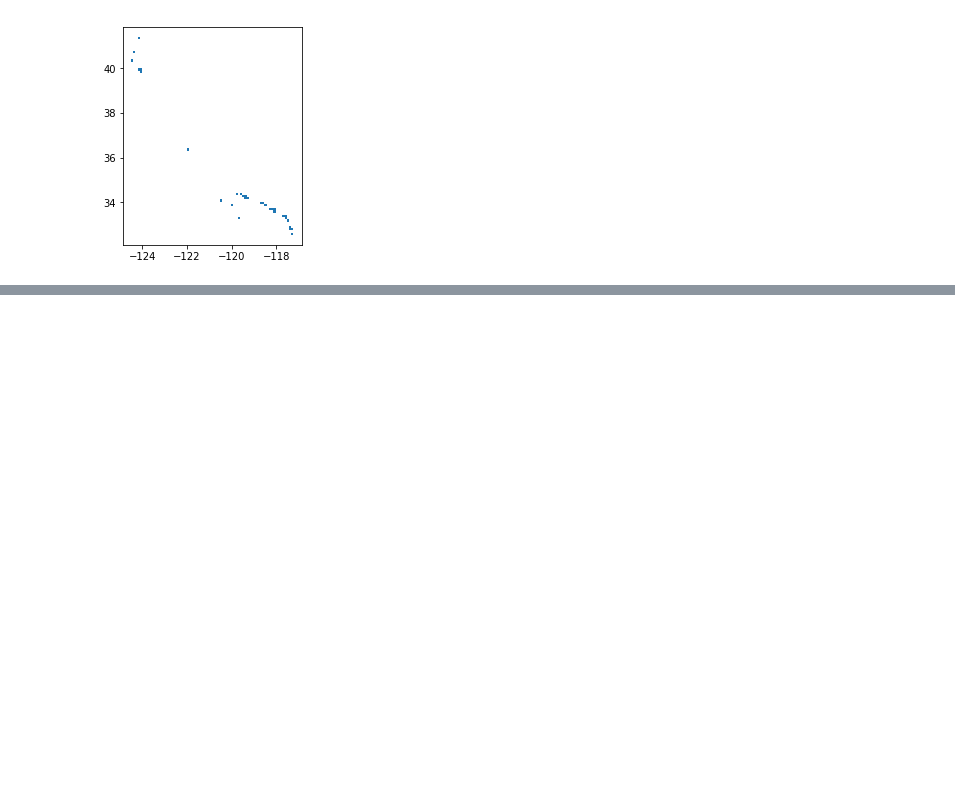
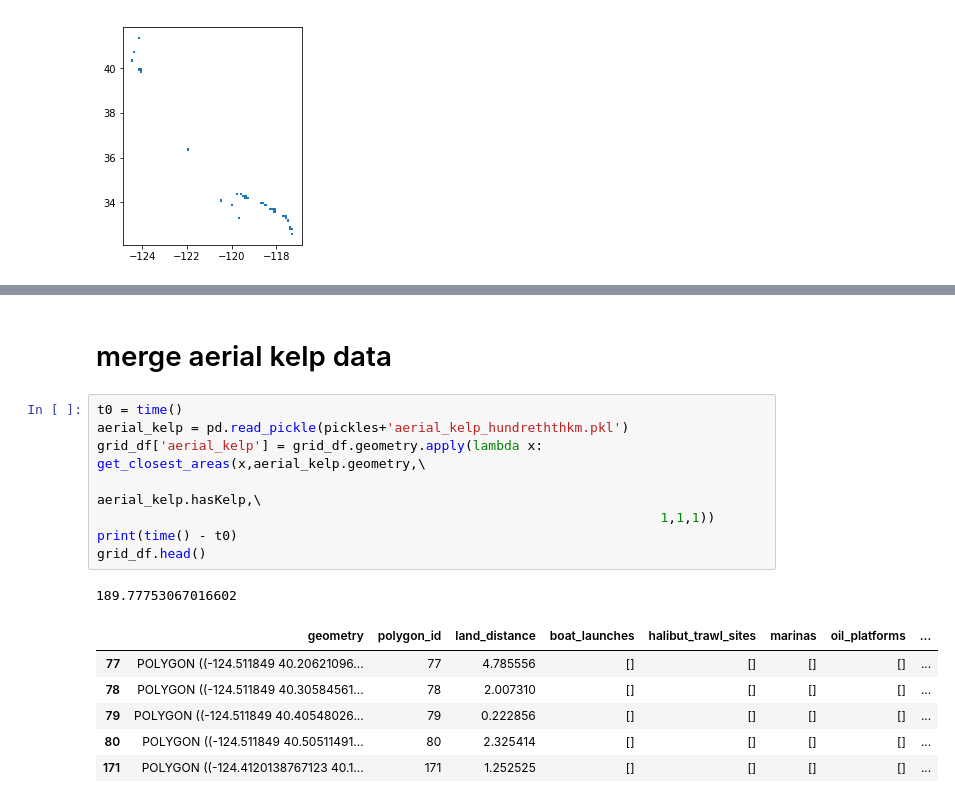
Before and after one commit to UCB-MIDS/Kelp-Capstone, a Jupyter notebook: pipeline/combine_data.ipynb, the cells around one changed output, grey strips where cells are left out. Cells and saved outputs as stored; diff of their text form; blank space fills up the shorter version.

```diff
--- a/pipeline/combine_data.ipynb
+++ b/pipeline/combine_data.ipynb
@@ -687,0 +772,18 @@ grid_df[grid_df.viable == True].plot()
+# %% [markdown]
+# merge aerial kelp data
+# %%
+t0 = time()
+aerial_kelp = pd.read_pickle(pickles+'aerial_kelp_hundreththkm.pkl')
+grid_df['aerial_kelp'] = grid_df.geometry.apply(lambda x: get_closest_areas(x,aerial_kelp.geometry,\
+                                                                        aerial_kelp.hasKelp,\
+                                                                        1,1,1))
+print(time() - t0)
+grid_df.head()
+# %% [output]
+189.77753067016602
+|  | geometry | polygon_id | land_distance | boat_launches | halibut_trawl_sites | marinas | oil_platforms | ... |
+| 77 | POLYGON ((-124.511849 40.20621096... | 77 | 4.785556 | [] | [] | [] | [] | ... |
+| 78 | POLYGON ((-124.511849 40.30584561... | 78 | 2.007310 | [] | [] | [] | [] | ... |
+| 79 | POLYGON ((-124.511849 40.40548026... | 79 | 0.222856 | [] | [] | [] | [] | ... |
+| 80 | POLYGON ((-124.511849 40.50511491... | 80 | 2.325414 | [] | [] | [] | [] | ... |
+| 171 | POLYGON ((-124.4120138767123 40.1... | 171 | 1.252525 | [] | [] | [] | [] | ... |
```
Also changed, not shown: parts of 15 cells of this notebook, 1 other file.
